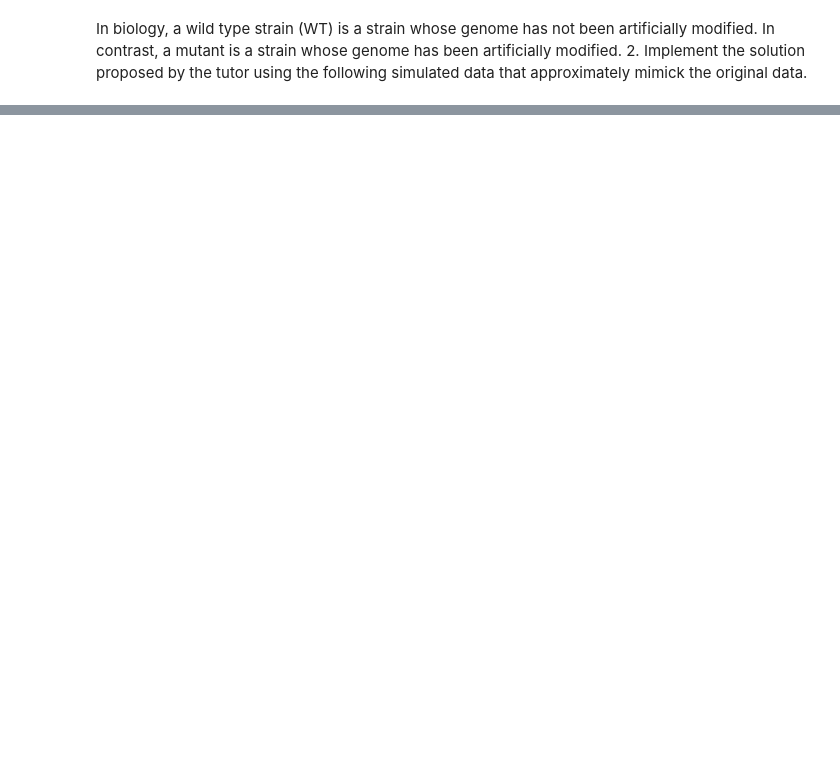
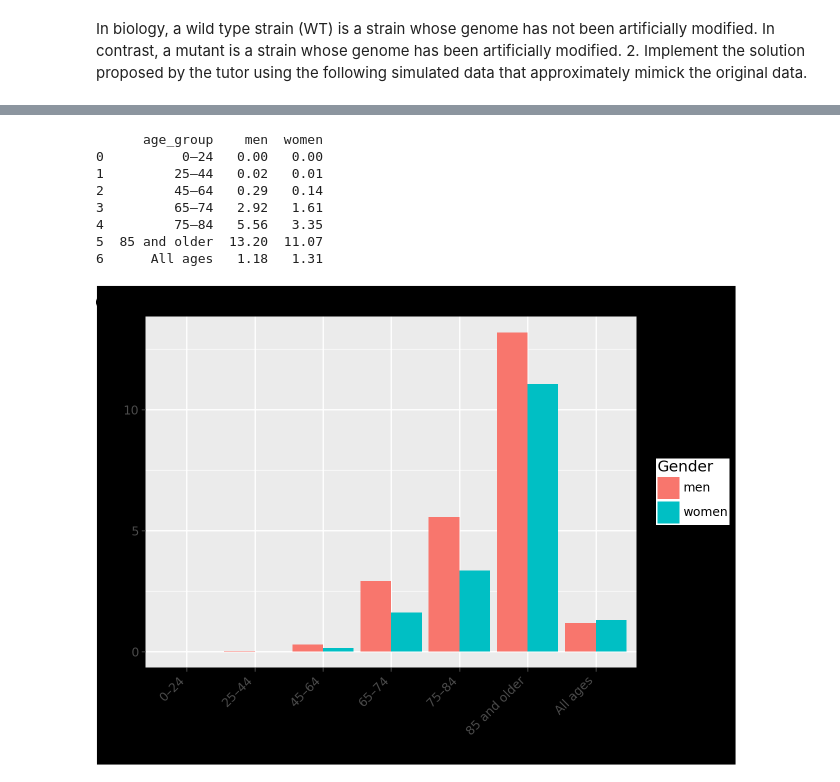
Before and after one commit to areiljan/DataScience, a Jupyter notebook: EX6/6.ipynb, the cells around one changed output, grey strips where cells are left out. Cells and saved outputs as stored; diff of their text form; code cells hidden in the pictures; blank space fills up the shorter version.

```diff
--- a/EX6/6.ipynb
+++ b/EX6/6.ipynb
@@ -75,0 +85,27 @@ ggplot(dt, aes(x="mutants", y="pro_uptake")) + geom_count() + geom_bar(stat="sum
+# %%
+fatality_df = pd.read_csv('belgium_infection_fatality_rate_june2020.csv')
+print(fatality_df)
+
+fatality_df = fatality_df.melt(id_vars=['age_group'], value_vars=['men', 'women'], var_name='gender', value_name='fatality_rate')
+
+(
+    ggplot(fatality_df, aes(x="age_group", y="fatality_rate", fill="gender"))
+    + geom_col(position="dodge")
+    + labs(
+        title="COVID-19 Fatality Rate by Age Group and Gender (Belgium, June 2020)",
+        x="Age Group",
+        y="Fatality Rate (%)",
+        fill="Gender"
+    )
+    + theme(axis_text_x=element_text(rotation=45, hjust=1))
+)
+# %% [output]
+      age_group    men  women
+0          0–24   0.00   0.00
+1         25–44   0.02   0.01
+2         45–64   0.29   0.14
+3         65–74   2.92   1.61
+4         75–84   5.56   3.35
+5  85 and older  13.20  11.07
+6      All ages   1.18   1.31
+[figure, added]
```
Also changed, not shown: parts of 12 cells of this notebook.
